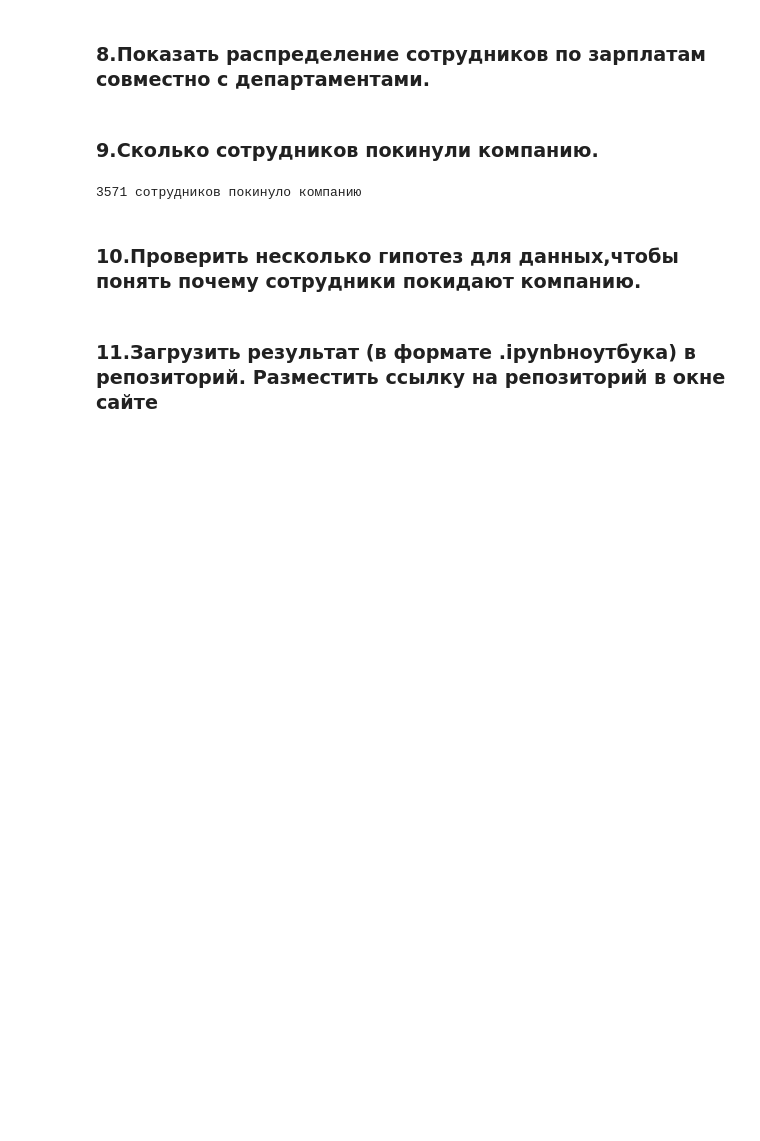
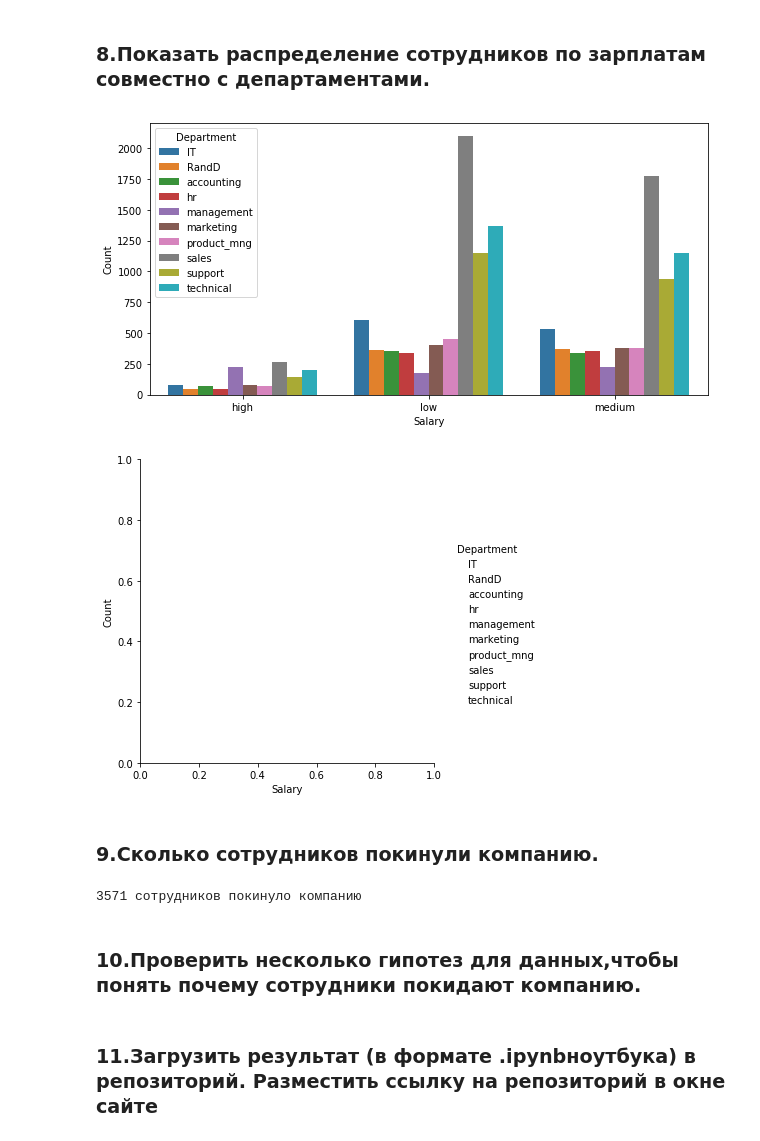
Before and after one commit to AlexeevVl/PythonHomework, a Jupyter notebook: Final_work.ipynb, the cells around one changed output. Cells and saved outputs as stored; diff of their text form; code cells hidden in the pictures; blank space fills up the shorter version.

```diff
--- a/Final_work.ipynb
+++ b/Final_work.ipynb
@@ -84,5 +91,21 @@ department_stat
 # %% [markdown]
 ### 8.Показать распределение сотрудников по зарплатам совместно с департаментами.
+# %%
+
+
+
+ff=data_hr.groupby(['sales', 'salary']).size().reset_index()
+ff.columns=['Department','Salary','Count']
+fig, ax = plt.subplots(1, 1, figsize=(10,5))
+sns.catplot(x="Salary",y="Count",data=ff,kind="bar",hue="Department",ax=ax)
+plt.show()
+#plt.bar(data_hr["salary"].value_counts().index,data_hr["salary"].value_counts())
+#data_hr["sales","salary","left"].groupby("sales","salary").size()
+#plt.xlabel("Salary")
+#plt.ylabel("Count employees")
+# %% [output]
+[figure, added]
+[figure, added]
 # %% [markdown]
 ### 9.Сколько сотрудников покинули компанию.
 # %%
```
Also changed, not shown: parts of 1 cell of this notebook.
